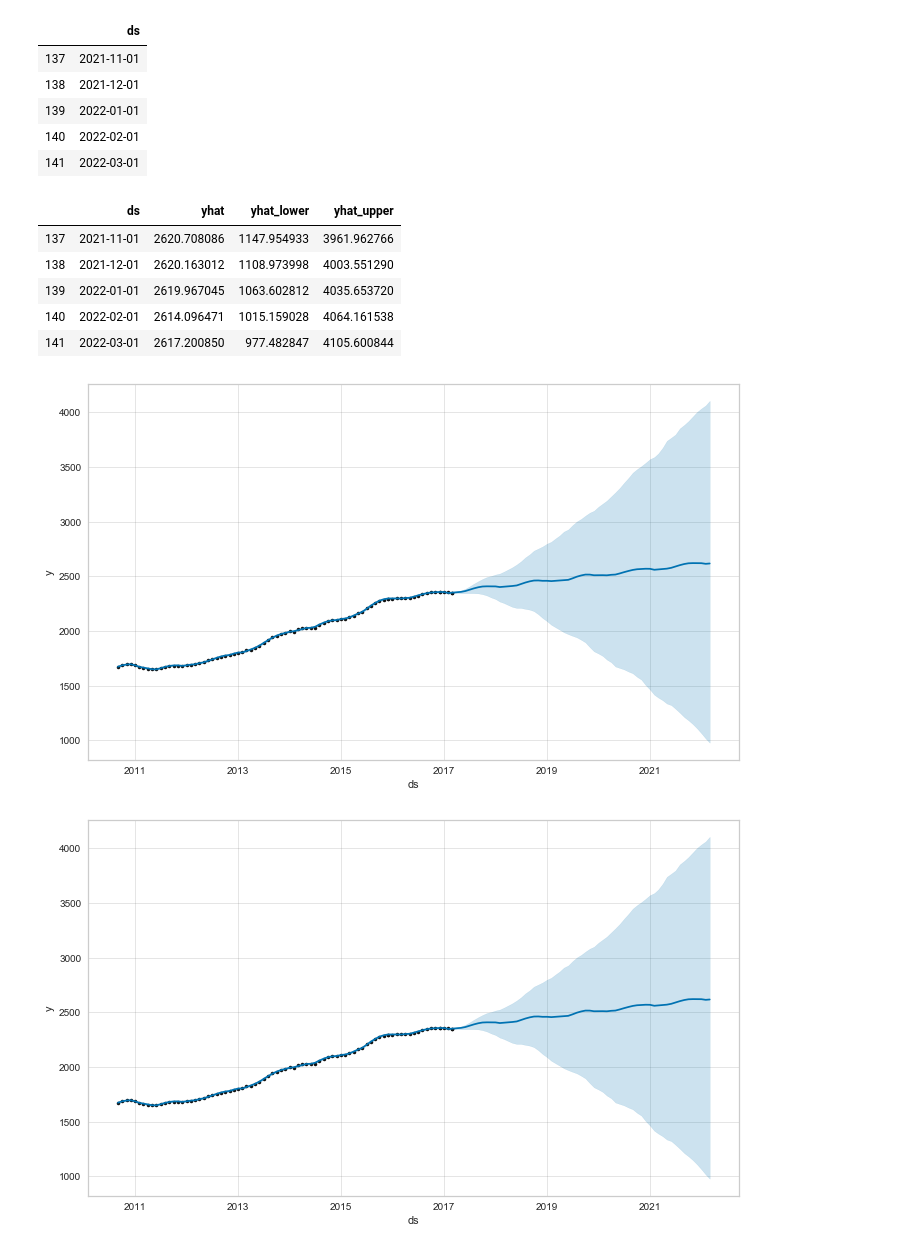
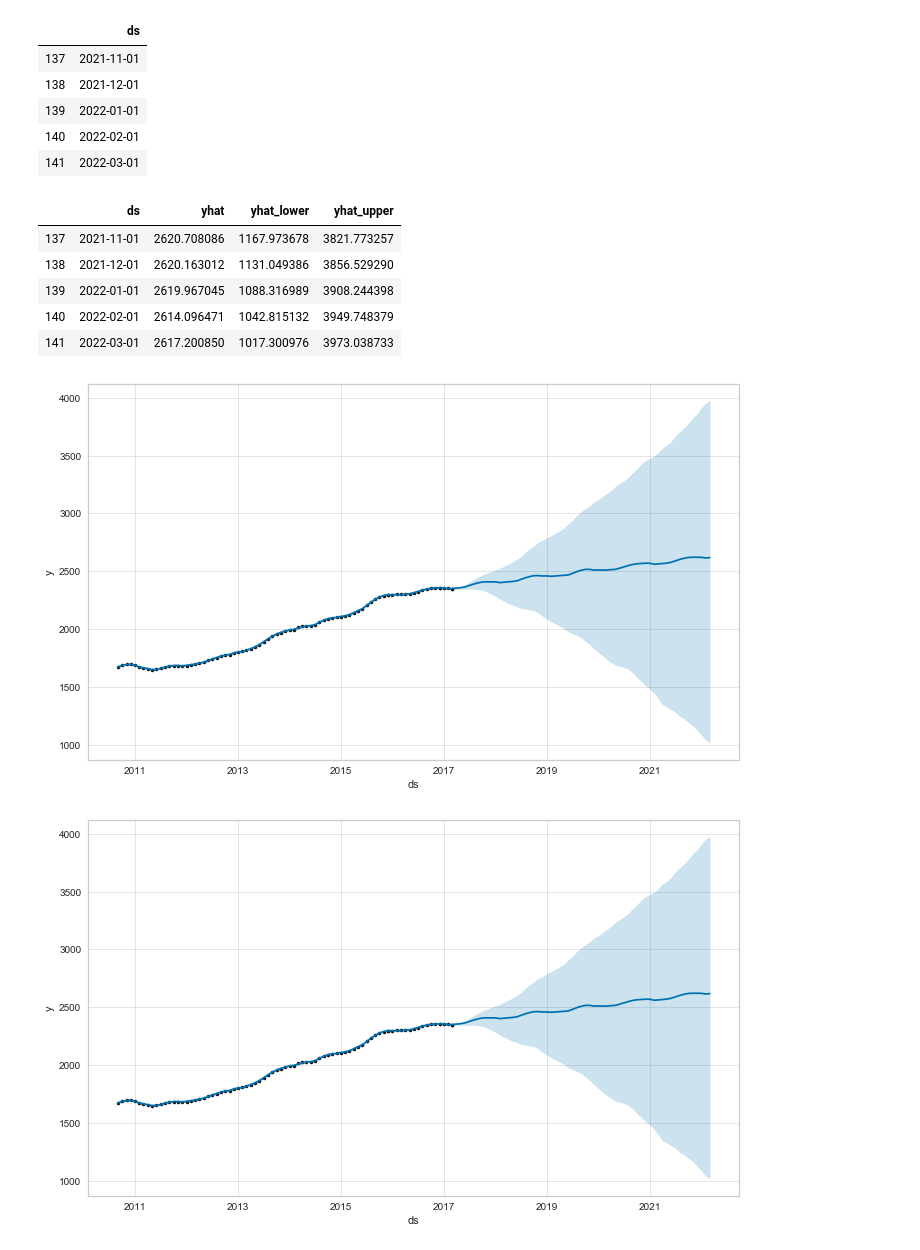
Before and after one commit to irenebratsis/Thinkful, a Jupyter notebook: 42. FINAL.ipynb, the cells around one changed output. Saved outputs shown, nothing was run; the diff lists cells and outputs as text; code cells hidden in the pictures.

```diff
--- a/42. FINAL.ipynb
+++ b/42. FINAL.ipynb
@@ -1623,6 +2306,6 @@ my_model = Prophet(interval_width=0.95)
 # %%
-df_ts_rent = df_ts_rent.rename(columns={'index': 'ds',
-                        'NYC_R': 'y', 'Boston_R' : 'y1'})
+df_nycrent = df_nycrent.rename(columns={'index': 'ds',
+                        'NYC_R': 'y'})
 
-df_ts_rent.head(5)
+df_nycrent.head(5)
 # %% [output]
@@ -1640,0 +2318,2 @@ INFO:fbprophet:Disabling daily seasonality. Run prophet with daily_seasonality=T
+# %%
+nycr_model.fit(df_nycrent)
@@ -1641,5 +2324,5 @@ INFO:fbprophet:Disabling daily seasonality. Run prophet with daily_seasonality=T
 # %%
-future_dates = my_model.make_future_dataframe(periods=60, freq='MS')
+future_dates = nycr_model.make_future_dataframe(periods=60, freq='MS')
 future_dates.tail()
 # %% [output]
 |  | ds |
@@ -1649,18 +2332,18 @@ future_dates.tail()
 | 140 | 2022-02-01 |
 | 141 | 2022-03-01 |
 # %%
-forecast = my_model.predict(future_dates)
+forecast = nycr_model.predict(future_dates)
 forecast[['ds', 'yhat', 'yhat_lower', 'yhat_upper']].tail()
 # %% [output]
 |  | ds | yhat | yhat_lower | yhat_upper |
-| 137 | 2021-11-01 | 2620.708086 | 1147.954933 | 3961.962766 |
-| 138 | 2021-12-01 | 2620.163012 | 1108.973998 | 4003.551290 |
-| 139 | 2022-01-01 | 2619.967045 | 1063.602812 | 4035.653720 |
-| 140 | 2022-02-01 | 2614.096471 | 1015.159028 | 4064.161538 |
-| 141 | 2022-03-01 | 2617.200850 | 977.482847 | 4105.600844 |
+| 137 | 2021-11-01 | 2620.708086 | 1167.973678 | 3821.773257 |
+| 138 | 2021-12-01 | 2620.163012 | 1131.049386 | 3856.529290 |
+| 139 | 2022-01-01 | 2619.967045 | 1088.316989 | 3908.244398 |
+| 140 | 2022-02-01 | 2614.096471 | 1042.815132 | 3949.748379 |
+| 141 | 2022-03-01 | 2617.200850 | 1017.300976 | 3973.038733 |
 # %%
-my_model.plot(forecast,
+nycr_model.plot(forecast,
               uncertainty=True)
 # %% [output]
-[figure, old version]
+[figure, new version]
-[figure, old version]
+[figure, new version]
```
Also changed, not shown: parts of 101 cells of this notebook.
